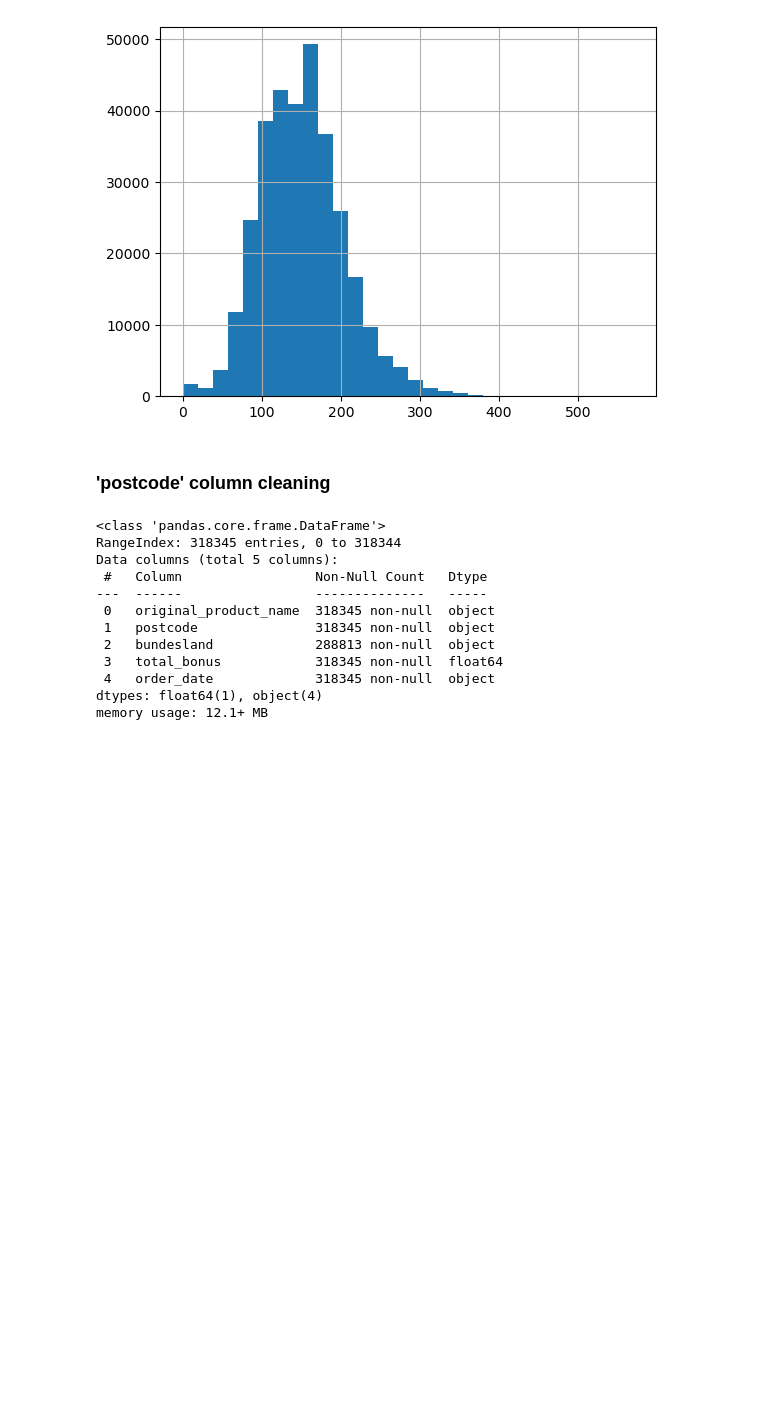
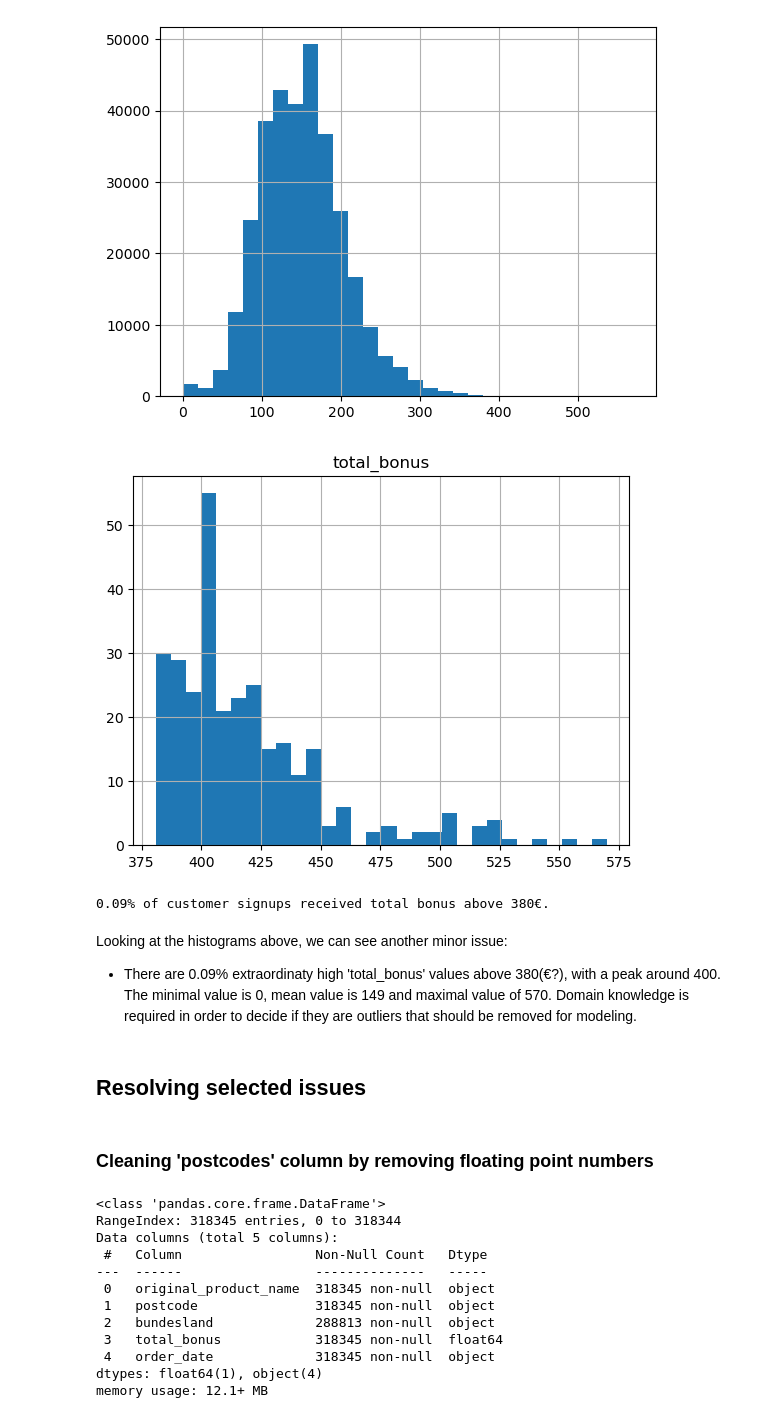
Before and after one commit to kalemaria/energy-signup, a Jupyter notebook: code/data_cleaning.ipynb, the cells around one changed output. Saved outputs shown, nothing was run; the diff lists cells and outputs as text; code cells hidden in the pictures; blank space fills up the shorter version.

Commit message:
Add comments, detect and document two more issues

```diff
--- a/code/data_cleaning.ipynb
+++ b/code/data_cleaning.ipynb
@@ -63,8 +80,24 @@ dtype: int64
 df.total_bonus.hist(bins=30);
 # %% [output]
 [figure]
-# %% [markdown]
-### 'postcode' column cleaning
+# %%
+high_bonus = df[df['total_bonus'] > 380]
+high_bonus.hist(bins=30);
+# %% [output]
+[figure, added]
+# %%
+print(f"{round(len(high_bonus) / len(df) * 100, 2)}% of customer signups received total bonus above 380€.")
+# %% [output]
+0.09% of customer signups received total bonus above 380€.
+# %% [markdown]
+Looking at the histograms above, we can see another minor issue:
+* There are 0.09% extraordinaty high 'total_bonus' values above 380(€?), with a peak around 400.
+The minimal value is 0, mean value is 149 and maximal value of 570.
+Domain knowledge is required in order to decide if they are outliers that should be removed for modeling.
+# %% [markdown]
+## Resolving selected issues
+# %% [markdown]
+### Cleaning 'postcodes' column by removing floating point numbers
 # %%
 df = pd.read_csv("../data/interview_signup.csv", dtype={'postcode': str})
 df.info()
```
Also changed, not shown: parts of 15 cells of this notebook, 2 other files.
